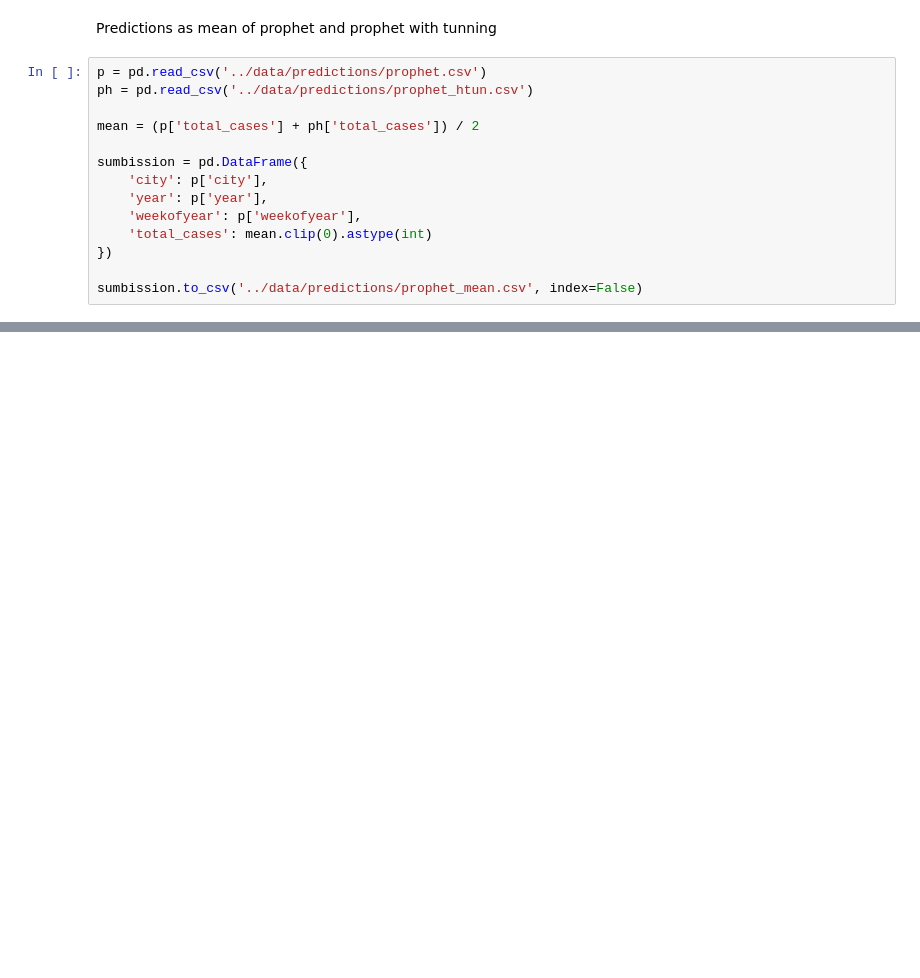
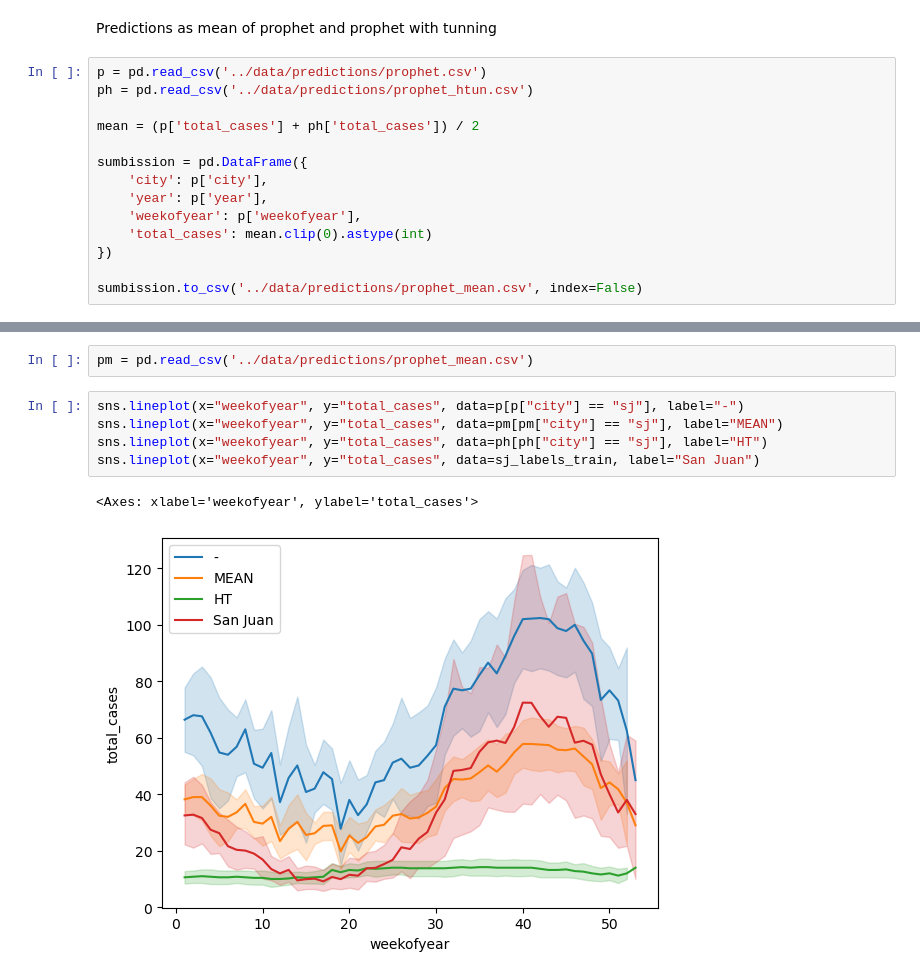
Before and after one commit to GasparSekula/PredictingDiseaseSpread, a Jupyter notebook: notebooks/MODEL_Prophet.ipynb, the cells around one changed output, grey strips where cells are left out. Drawn from its saved outputs; the diff is of its cells as text; blank space fills up the shorter version.

Commit message:
estimated as mean

```diff
--- a/notebooks/MODEL_Prophet.ipynb
+++ b/notebooks/MODEL_Prophet.ipynb
@@ -89,0 +106,10 @@ sumbission.to_csv('../data/predictions/prophet_mean.csv', index=False)
+# %%
+pm = pd.read_csv('../data/predictions/prophet_mean.csv')
+# %%
+sns.lineplot(x="weekofyear", y="total_cases", data=p[p["city"] == "sj"], label="-")
+sns.lineplot(x="weekofyear", y="total_cases", data=pm[pm["city"] == "sj"], label="MEAN")
+sns.lineplot(x="weekofyear", y="total_cases", data=ph[ph["city"] == "sj"], label="HT")
+sns.lineplot(x="weekofyear", y="total_cases", data=sj_labels_train, label="San Juan")
+# %% [output]
+<Axes: xlabel='weekofyear', ylabel='total_cases'>
+[figure, added]
```
Also changed, not shown: parts of 8 cells of this notebook, 2 other files.
